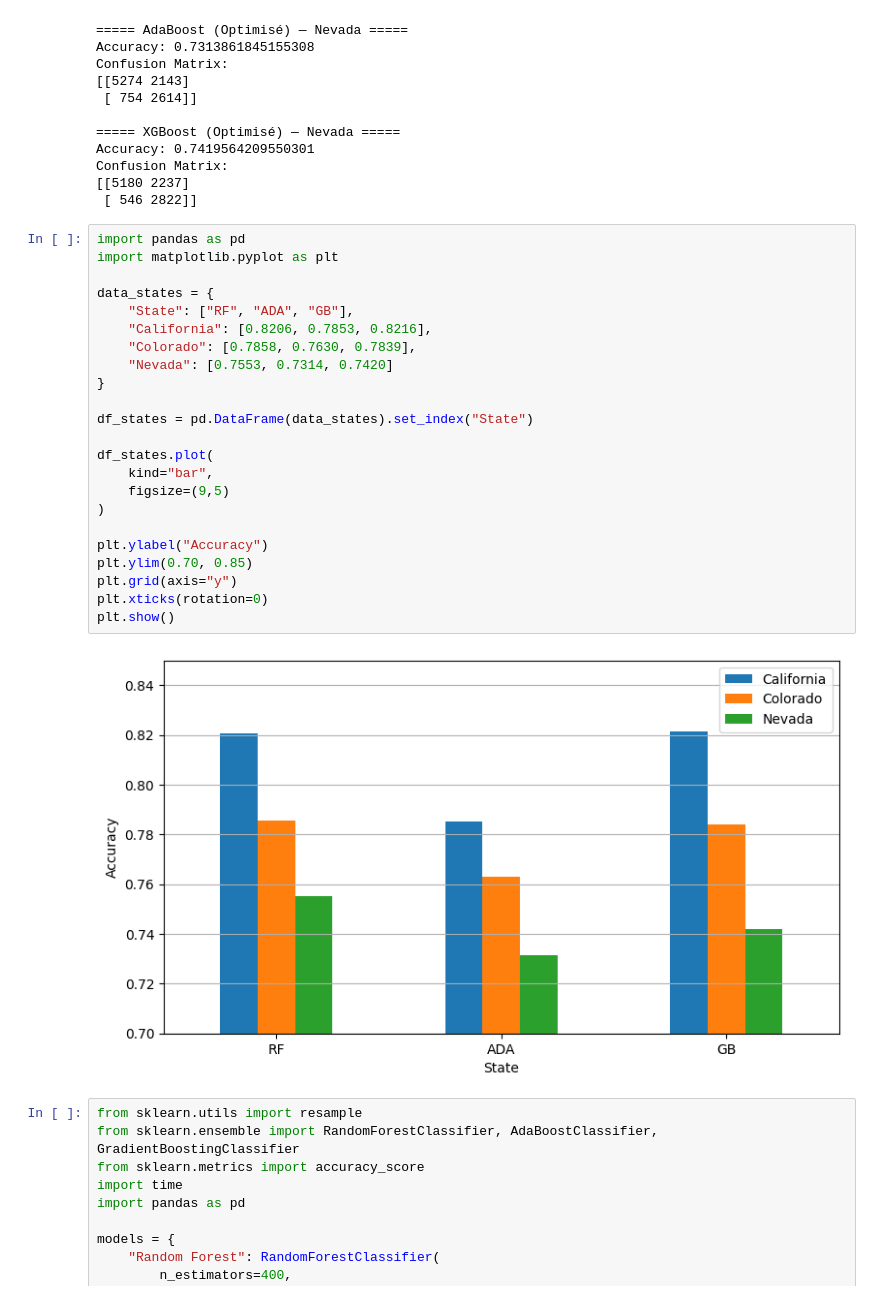
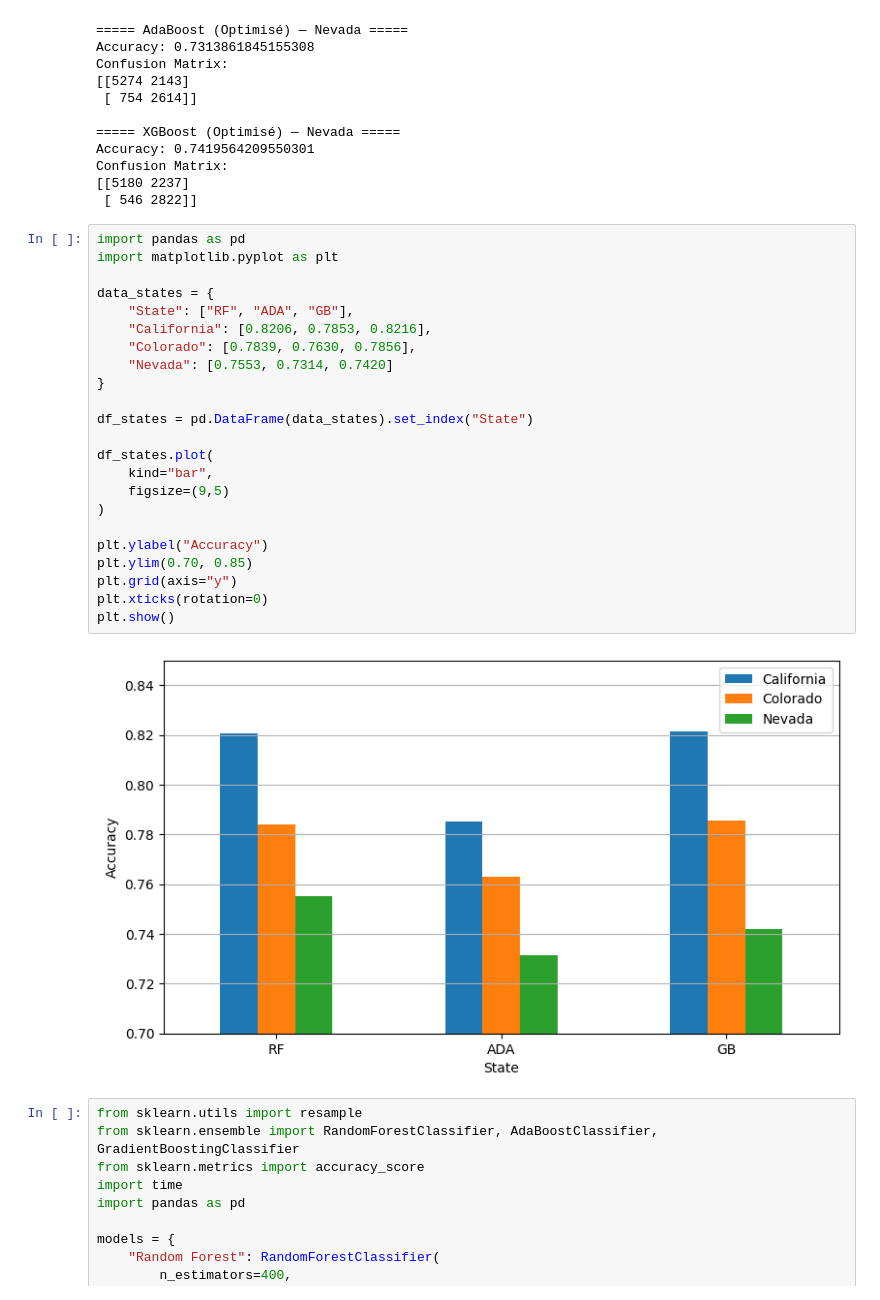
Before and after one commit to mateobwe/insa-5a-analyse-descriptive, a Jupyter notebook: analyse.ipynb, the cells around one changed output. Drawn from its saved outputs; the diff is of its cells as text.

```diff
--- a/analyse.ipynb
+++ b/analyse.ipynb
@@ -576,28 +599,28 @@ Confusion Matrix:
 # %%
 import pandas as pd
 import matplotlib.pyplot as plt
 
 data_states = {
     "State": ["RF", "ADA", "GB"],
     "California": [0.8206, 0.7853, 0.8216],
-    "Colorado": [0.7858, 0.7630, 0.7839],
+    "Colorado": [0.7839, 0.7630, 0.7856],
     "Nevada": [0.7553, 0.7314, 0.7420]
 }
 
 df_states = pd.DataFrame(data_states).set_index("State")
 
 df_states.plot(
     kind="bar",
     figsize=(9,5)
 )
 
 plt.ylabel("Accuracy")
 plt.ylim(0.70, 0.85)
 plt.grid(axis="y")
 plt.xticks(rotation=0)
 plt.show()
 # %% [output]
-[figure, old version]
+[figure, new version]
 # %%
 from sklearn.utils import resample
 from sklearn.ensemble import RandomForestClassifier, AdaBoostClassifier, GradientBoostingClassifier
```
Also changed, not shown: parts of 8 cells of this notebook, 37 other files.
